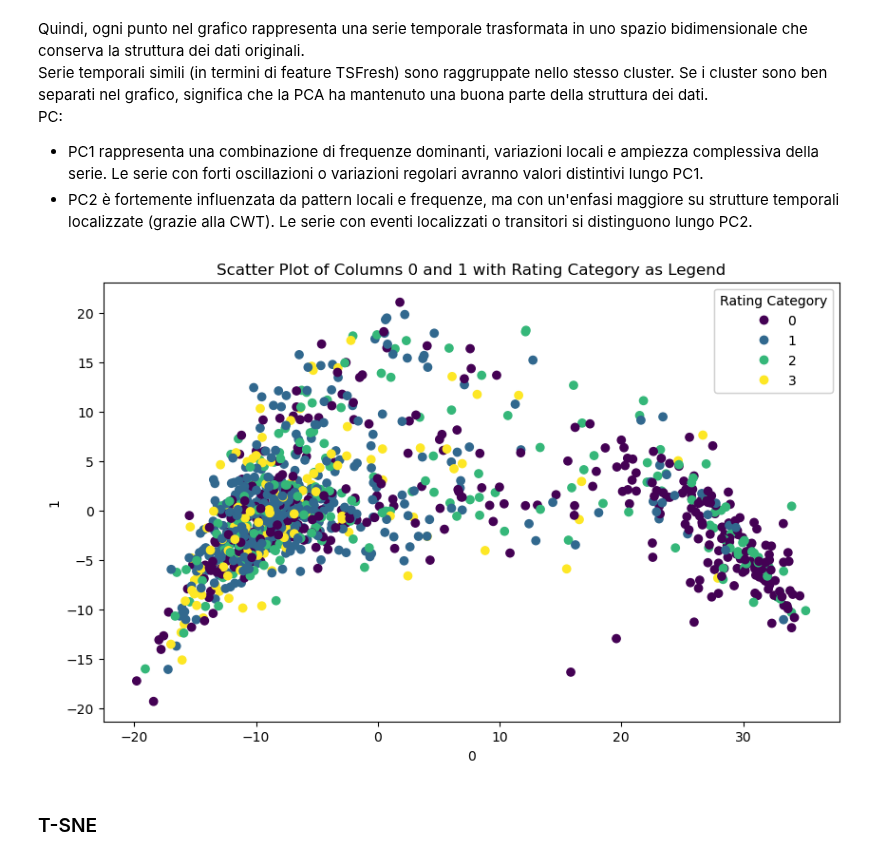
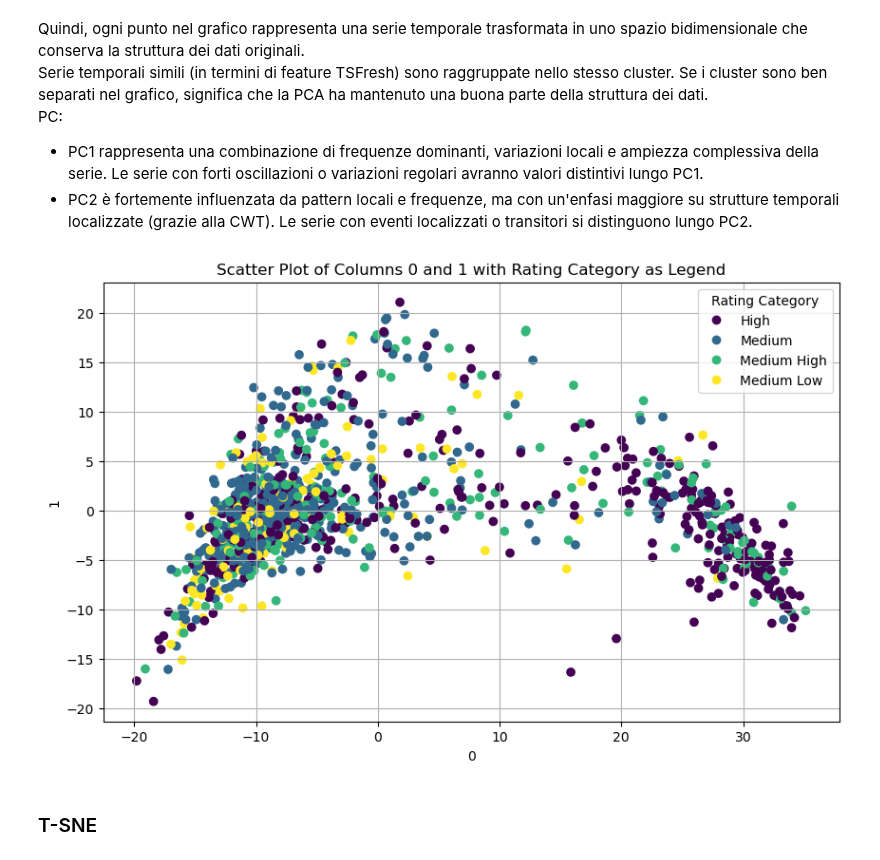
Before and after one commit to luigiascio/Data-Mining-2, a Jupyter notebook: time_series/TS_clustering.ipynb, the cells around one changed output. Cells and saved outputs as stored; diff of their text form; code cells hidden in the pictures.

```diff
--- a/time_series/TS_clustering.ipynb
+++ b/time_series/TS_clustering.ipynb
@@ -937,12 +931,12 @@ plt.xlabel("Units")
 plt.ylabel("Distance")
 
 # Aggiunta della linea orizzontale all'altezza 1.5
-plt.axhline(y=150, color='r', linestyle='--')
+plt.axhline(y=170, color='r', linestyle='--')
 
 plt.show()
 
 # Taglio del dendrogramma per ottenere i cluster
-clusters_g = fcluster(Z, t= 150, criterion='distance')
+clusters_g = fcluster(Z, t= 170, criterion='distance')
 
 # Valutazione dei cluster ottenuti
 print(f"Cluster ottenuti con taglio a 1.5: {clusters_g}")
@@ -1197,7 +1204,7 @@ import matplotlib.pyplot as plt
 
 # Esegui PCA
 pca_v = PCA(n_components=2)
-ts_pca_v = pca_v.fit_transform(ts_fscaled)
+ts_pca_v = pca_v.fit_transform(ts_pca)
 # %%
 ts_pca_v = pd.DataFrame(ts_pca_v)
 ts_pca_v
@@ -1315,24 +1311,26 @@ PC:
 # %%
 import pandas as pd
 import matplotlib.pyplot as plt
 
-# Create the scatter plot
+# Assumendo che ts_pca_v sia un DataFrame con colonne 0, 1 e 'rating_category'
+categories = ts_pca_v['rating_category'].astype('category')
+codes = categories.cat.codes
+labels = categories.cat.categories
+
 plt.figure(figsize=(10, 6))
-scatter = plt.scatter(ts_pca_v[0], ts_pca_v[1], c=ts_pca_v['rating_category'].astype('category').cat.codes, cmap='viridis')
+scatter = plt.scatter(ts_pca_v[0], ts_pca_v[1], c=codes, cmap='viridis')
 
-# Add legend
-legend1 = plt.legend(*scatter.legend_elements(), title="Rating Category")
-plt.gca().add_artist(legend1)
+# Crea la legenda con le etichette reali
+handles, _ = scatter.legend_elements()
+plt.legend(handles, labels, title="Rating Category")
 
-# Add labels and title
 plt.xlabel('0')
 plt.ylabel('1')
 plt.title('Scatter Plot of Columns 0 and 1 with Rating Category as Legend')
-
-# Show plot
+plt.grid(True)
 plt.show()
 # %% [output]
-[figure, old version]
+[figure, new version]
 # %% [markdown]
 ### T-SNE
 # %%
```
Also changed, not shown: parts of 64 cells of this notebook.
